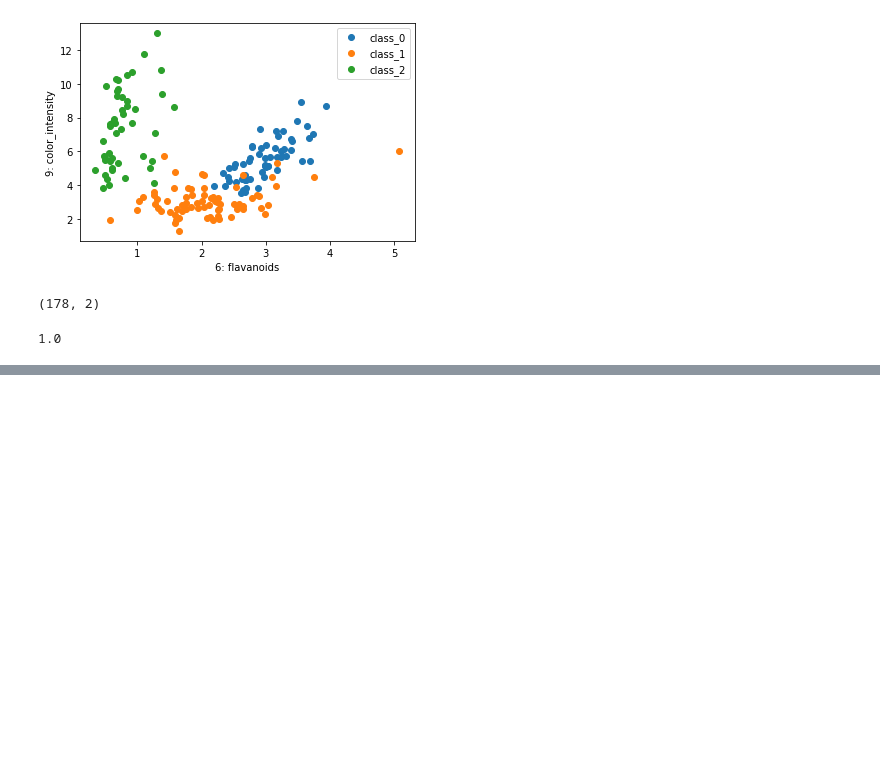
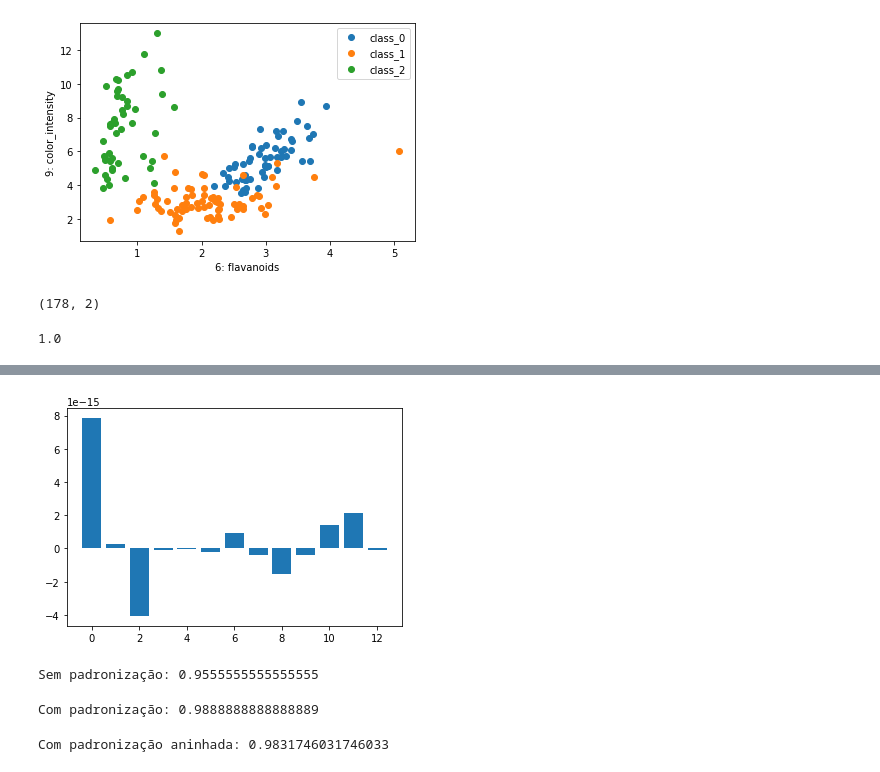
Before and after one commit to fboldt/aulasml, a Jupyter notebook: vizinho.ipynb, the cells around one changed output, grey strips where cells are left out. Drawn from its saved outputs; the diff is of its cells as text; code cells hidden in the pictures; blank space fills up the shorter version.

Commit message:
pipeline

```diff
--- a/vizinho.ipynb
+++ b/vizinho.ipynb
@@ -55,0 +118,40 @@ acuracia
+# %%
+from sklearn.preprocessing import StandardScaler
+
+scaler = StandardScaler()
+X_new = scaler.fit_transform(X)
+
+import matplotlib.pyplot as plt
+plt.bar(list(range(X_new.shape[1])), np.mean(X_new, axis=0))
+plt.show()
+# %% [output]
+[figure, added]
+# %%
+from sklearn.model_selection import cross_validate
+from sklearn.linear_model import LogisticRegression
+import numpy as np
+
+modelo = LogisticRegression()
+scores = cross_validate(modelo, X, y)
+sempad = np.mean(scores['test_score'])
+print(f"Sem padronização: {sempad}")
+# %% [output]
+Sem padronização: 0.9555555555555555
+# %%
+scores = cross_validate(modelo, X_new, y)
+compad = np.mean(scores['test_score'])
+print(f"Com padronização: {compad}")
+# %% [output]
+Com padronização: 0.9888888888888889
+# %%
+from sklearn.pipeline import Pipeline
+
+modelo = Pipeline([
+    ("padronização", scaler),
+    ("knn", LogisticRegression())
+])
+scores = cross_validate(modelo, X_new, y)
+aninha = np.mean(scores['test_score'])
+print(f"Com padronização aninhada: {aninha}")
+# %% [output]
+Com padronização aninhada: 0.9831746031746033
```
Also changed, not shown: parts of 10 cells of this notebook.
